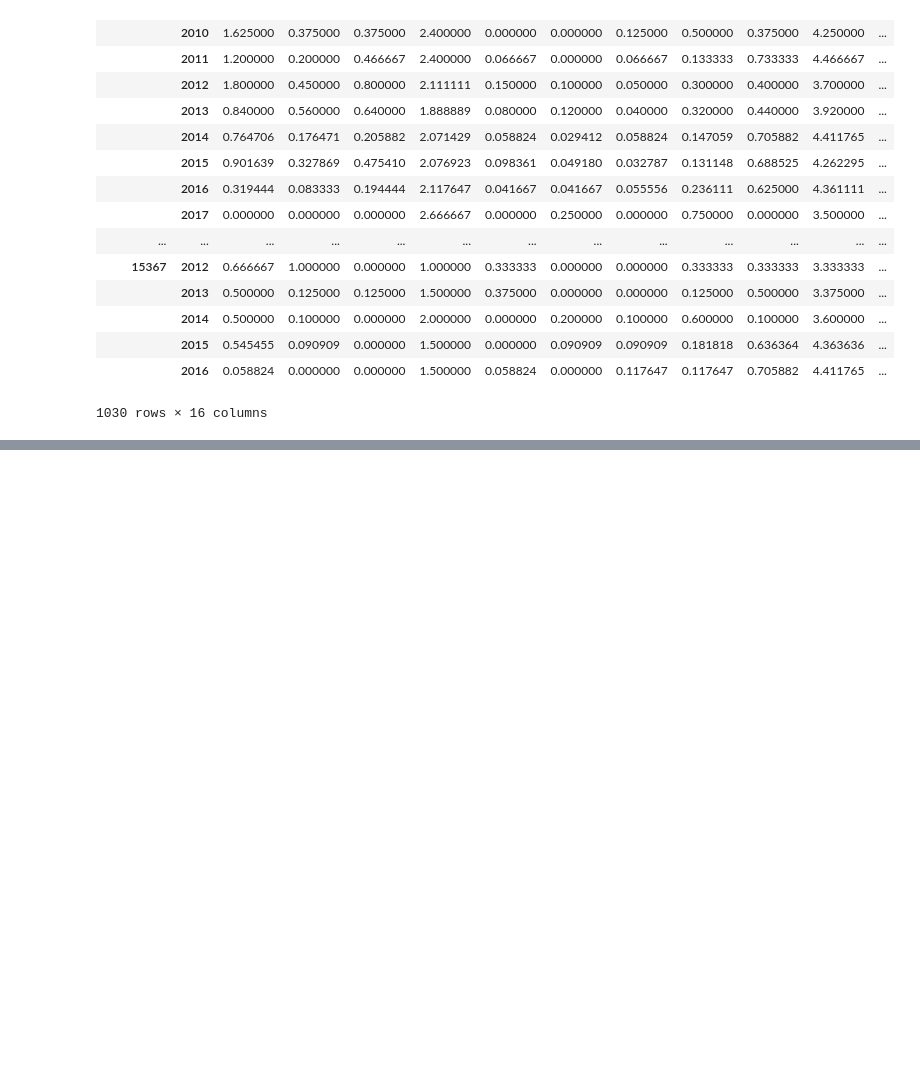
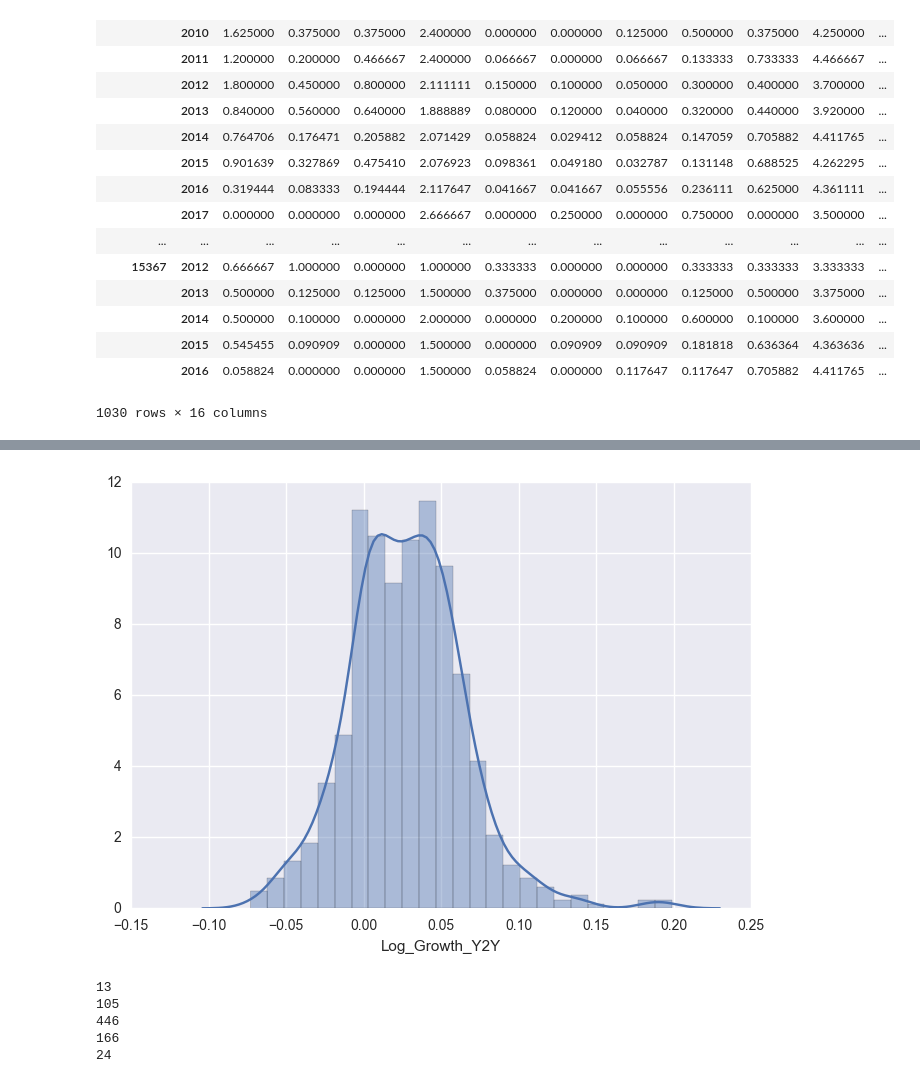
Before and after one commit to joroscha/ml, a Jupyter notebook: Feature Creation.ipynb, the cells around one changed output, grey strips where cells are left out. Drawn from its saved outputs; the diff is of its cells as text; code cells hidden in the pictures; blank space fills up the shorter version.

```diff
--- a/Feature Creation.ipynb
+++ b/Feature Creation.ipynb
@@ -588,3 +589,7 @@ pickle.dump(zip_aggregated, output_file)
 output_file.close()
 # %%
 zip_aggregated.to_csv("Feature_Matrix_Yelp_Complete.csv")
+# %%
+input_file = open("Feature_Matrix_complete.dat","rb")
+zip_aggregated = pickle.load(input_file)
+input_file.close()
@@ -590,0 +641,17 @@ zip_aggregated.to_csv("Feature_Matrix_Yelp_Complete.csv")
+# %%
+import math
+sns.distplot(zip_aggregated['Log_Growth_Y2Y'].dropna())
+plt.show()
+
+print(sum(zip_aggregated['Log_Growth_Y2Y']<-0.05))
+print(sum((zip_aggregated['Log_Growth_Y2Y']>=-0.05)&(zip_aggregated['Log_Growth_Y2Y']<0)))
+print(sum((zip_aggregated['Log_Growth_Y2Y']>=0)&(zip_aggregated['Log_Growth_Y2Y']<0.05)))
+print(sum((zip_aggregated['Log_Growth_Y2Y']>=0.05)&(zip_aggregated['Log_Growth_Y2Y']<0.10)))
+print(sum((zip_aggregated['Log_Growth_Y2Y']>=0.1)))
+# %% [output]
+[figure, added]
+13
+105
+446
+166
+24
```
Also changed, not shown: parts of 24 cells of this notebook, 2 other files.
